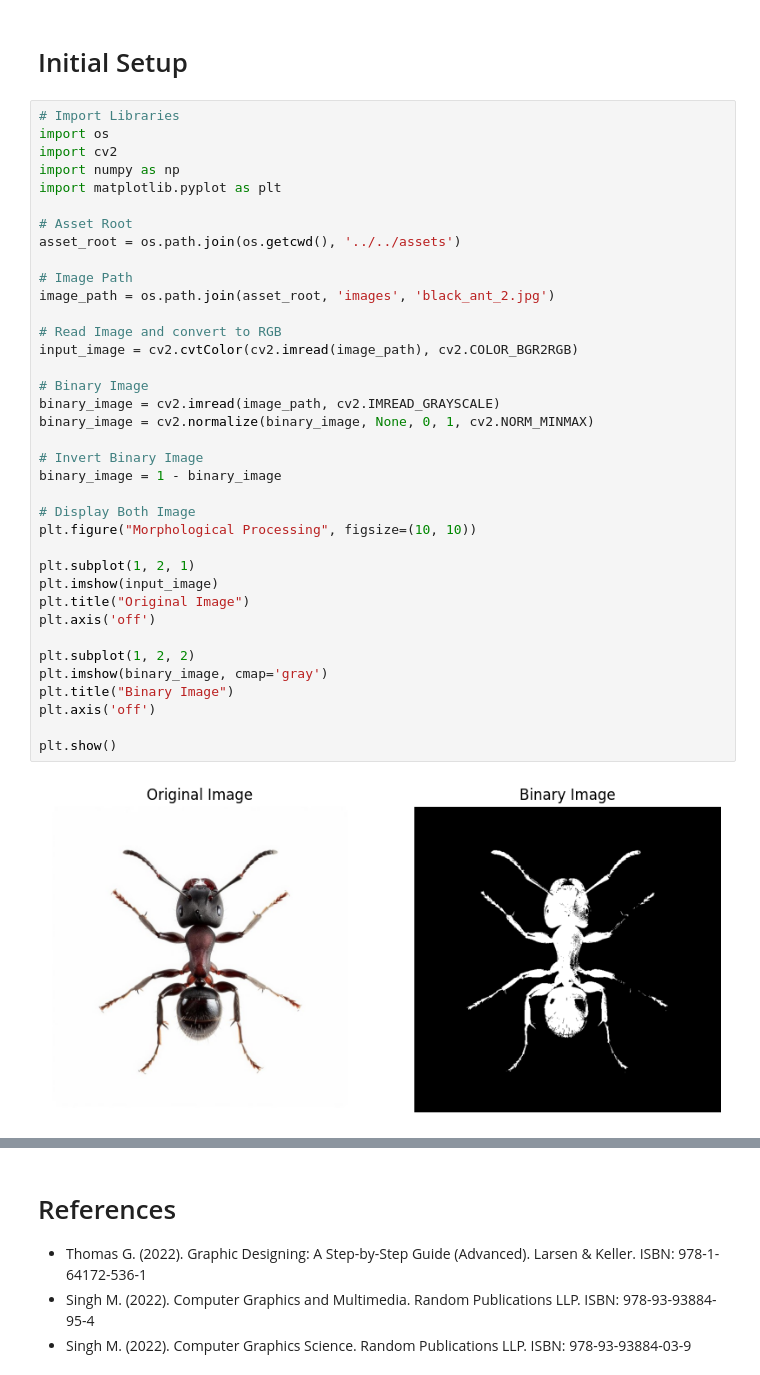
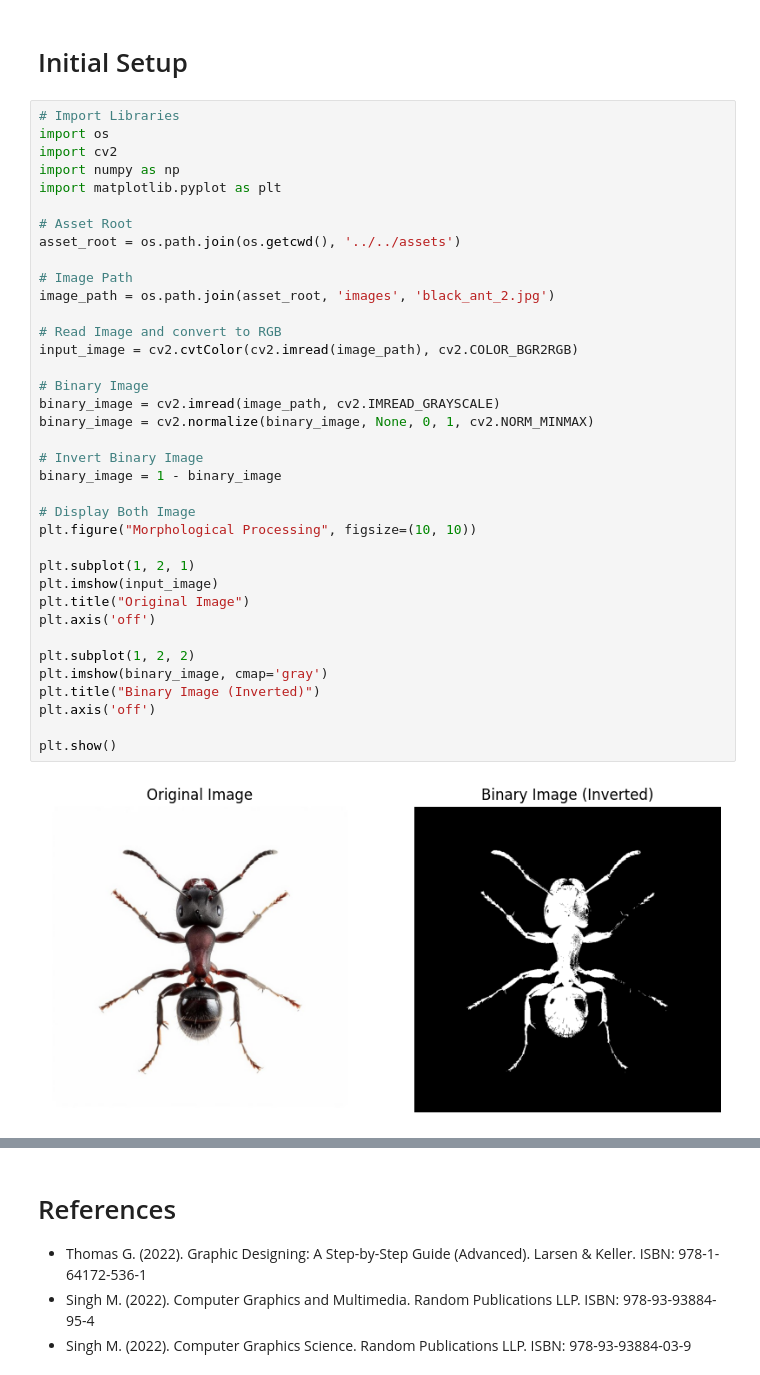
Before and after one commit to SorSU-Classroom/CS-314-Graphics-and-Visual-Computing, a Jupyter notebook: 10 - 11. Morphology and Image Morphing/10 - 11.1. Morphological Processing/10 - 11.1. Morphological Processing.ipynb, the cells around one changed output, grey strips where cells are left out. Saved outputs shown, nothing was run; the diff lists cells and outputs as text.

```diff
--- a/10 - 11. Morphology and Image Morphing/10 - 11.1. Morphological Processing/10 - 11.1. Morphological Processing.ipynb
+++ b/10 - 11. Morphology and Image Morphing/10 - 11.1. Morphological Processing/10 - 11.1. Morphological Processing.ipynb
@@ -41,32 +35,32 @@ import matplotlib.pyplot as plt
 # Asset Root
 asset_root = os.path.join(os.getcwd(), '../../assets')
 
 # Image Path
 image_path = os.path.join(asset_root, 'images', 'black_ant_2.jpg')
 
 # Read Image and convert to RGB
 input_image = cv2.cvtColor(cv2.imread(image_path), cv2.COLOR_BGR2RGB)
 
 # Binary Image
 binary_image = cv2.imread(image_path, cv2.IMREAD_GRAYSCALE)
 binary_image = cv2.normalize(binary_image, None, 0, 1, cv2.NORM_MINMAX)
 
 # Invert Binary Image
 binary_image = 1 - binary_image
 
 # Display Both Image
 plt.figure("Morphological Processing", figsize=(10, 10))
 
 plt.subplot(1, 2, 1)
 plt.imshow(input_image)
 plt.title("Original Image")
 plt.axis('off')
 
 plt.subplot(1, 2, 2)
 plt.imshow(binary_image, cmap='gray')
-plt.title("Binary Image")
+plt.title("Binary Image (Inverted)")
 plt.axis('off')
 
 plt.show()
 # %% [output]
-[figure, old version]
+[figure, new version]
```
Also changed, not shown: parts of 18 cells of this notebook, 1 other file.
